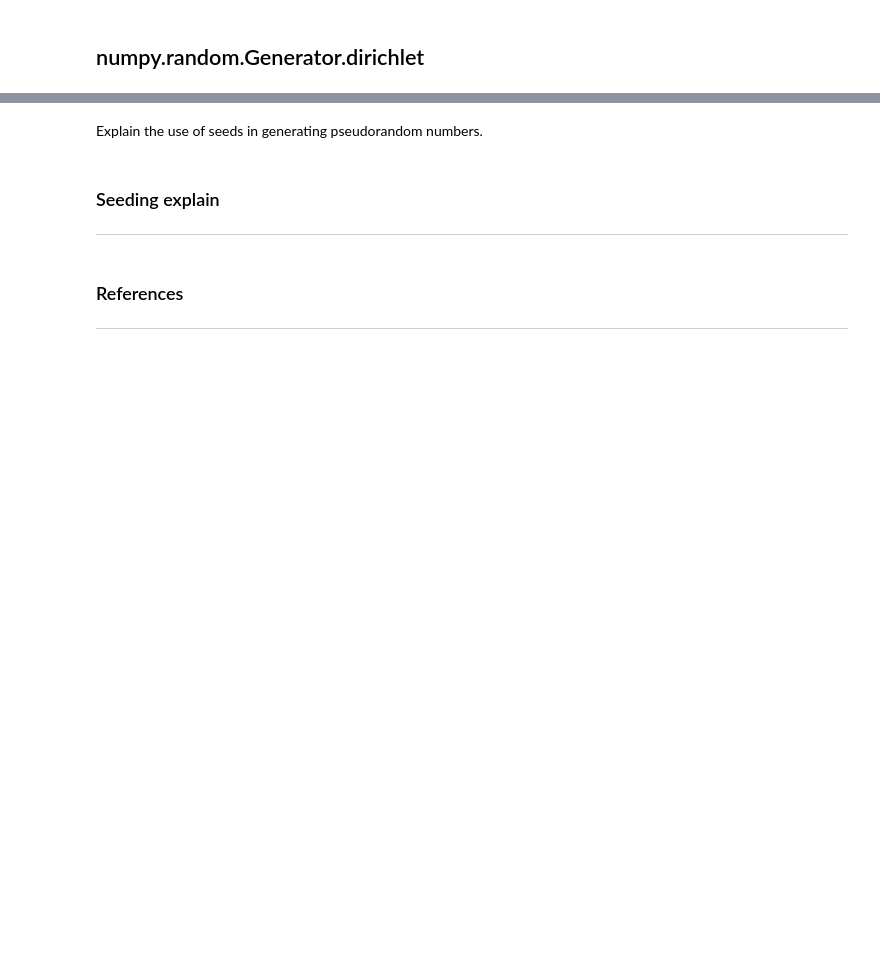
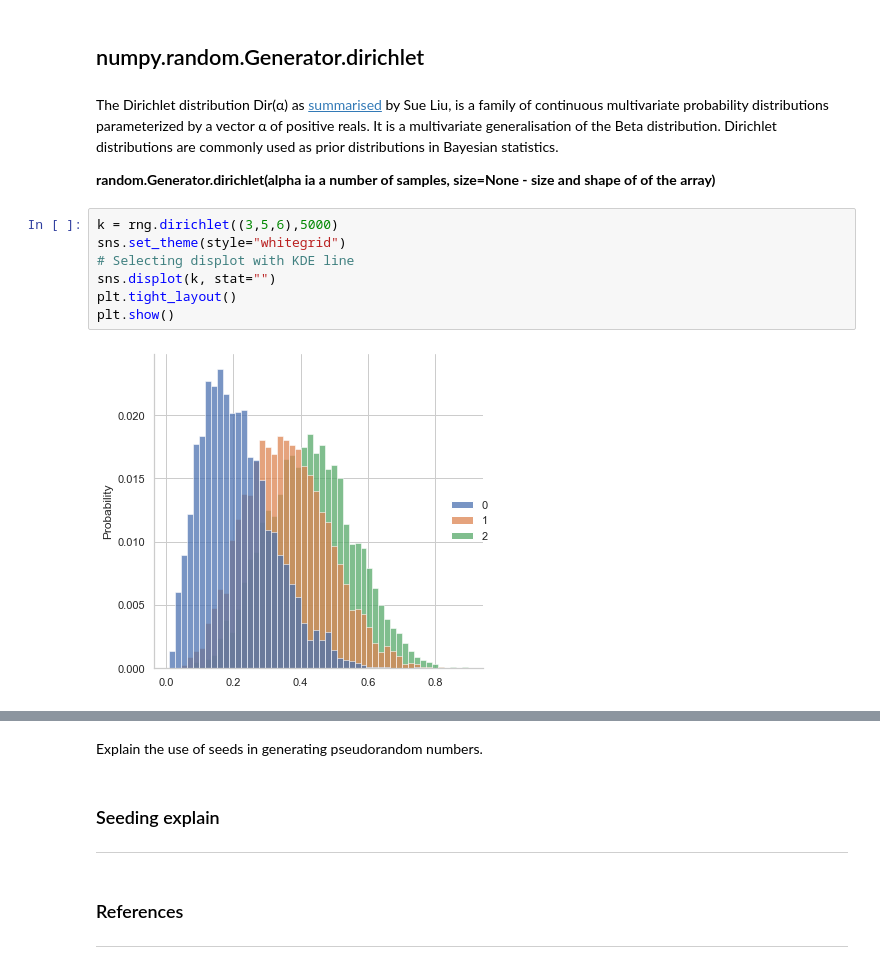
Before and after one commit to Mantvydas-data/Programming-for-DA-2021-PA, a Jupyter notebook: numpyrandom.ipynb, the cells around one changed output, grey strips where cells are left out. Drawn from its saved outputs; the diff is of its cells as text; blank space fills up the shorter version.

```diff
--- a/numpyrandom.ipynb
+++ b/numpyrandom.ipynb
@@ -251,2 +248,15 @@ array([3.23415566e+00, 1.35586367e+00, 2.52831552e+00, 8.13614924e-02,
 # %% [markdown]
 ## numpy.random.Generator.dirichlet
+# %% [markdown]
+The Dirichlet distribution Dir(α) as [summarised](https://towardsdatascience.com/dirichlet-distribution-a82ab942a879) by Sue Liu, is a family of continuous multivariate probability distributions parameterized by a vector α of positive reals. It is a multivariate generalisation of the Beta distribution. Dirichlet distributions are commonly used as prior distributions in Bayesian statistics.
+
+**random.Generator.dirichlet(alpha ia a number of samples, size=None - size and shape of of the array)**
+# %%
+k = rng.dirichlet((3,5,6),5000)
+sns.set_theme(style="whitegrid")
+# Selecting displot with KDE line
+sns.displot(k, stat="")
+plt.tight_layout()
+plt.show()
+# %% [output]
+[figure, added]
```
Also changed, not shown: parts of 21 cells of this notebook.
